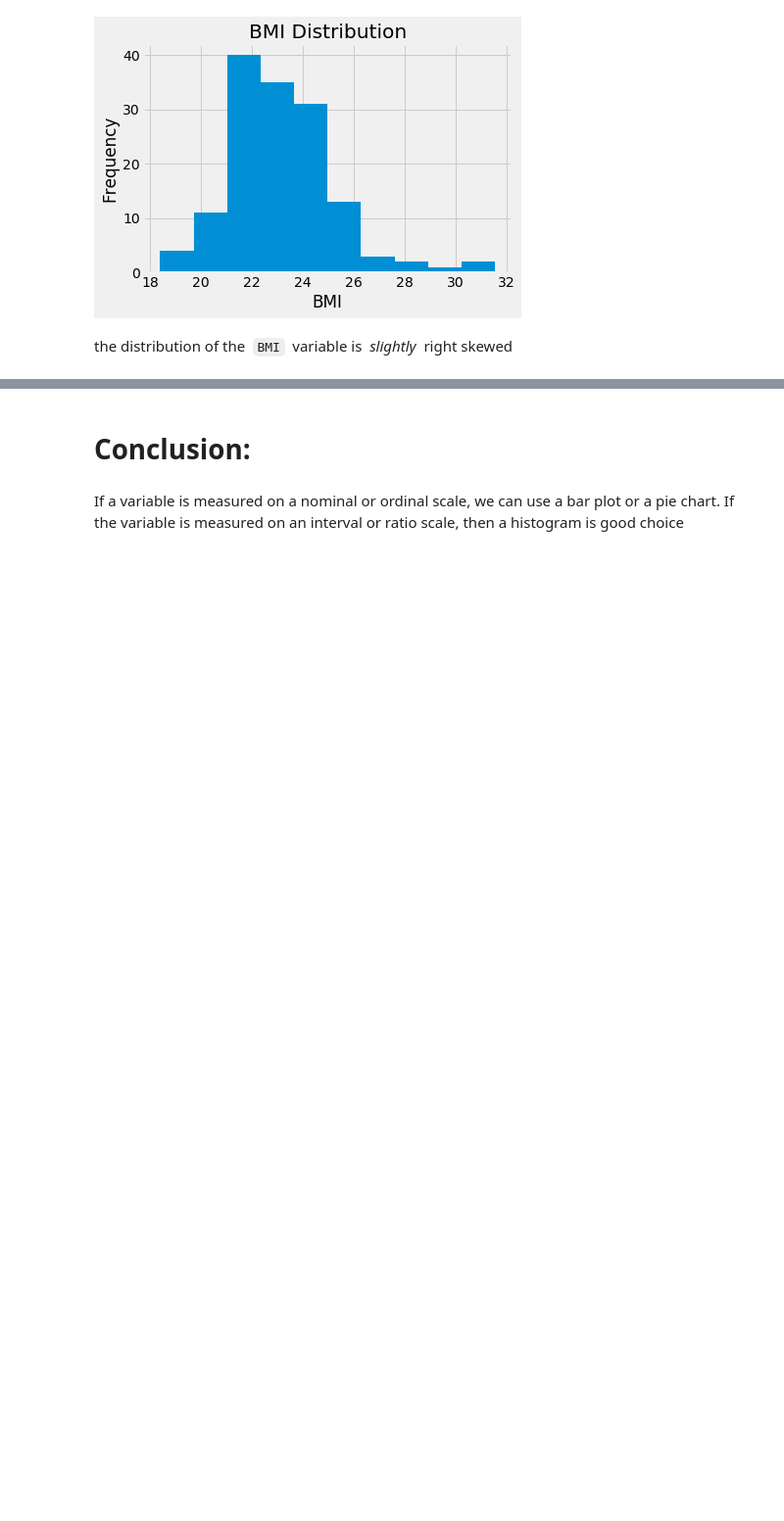
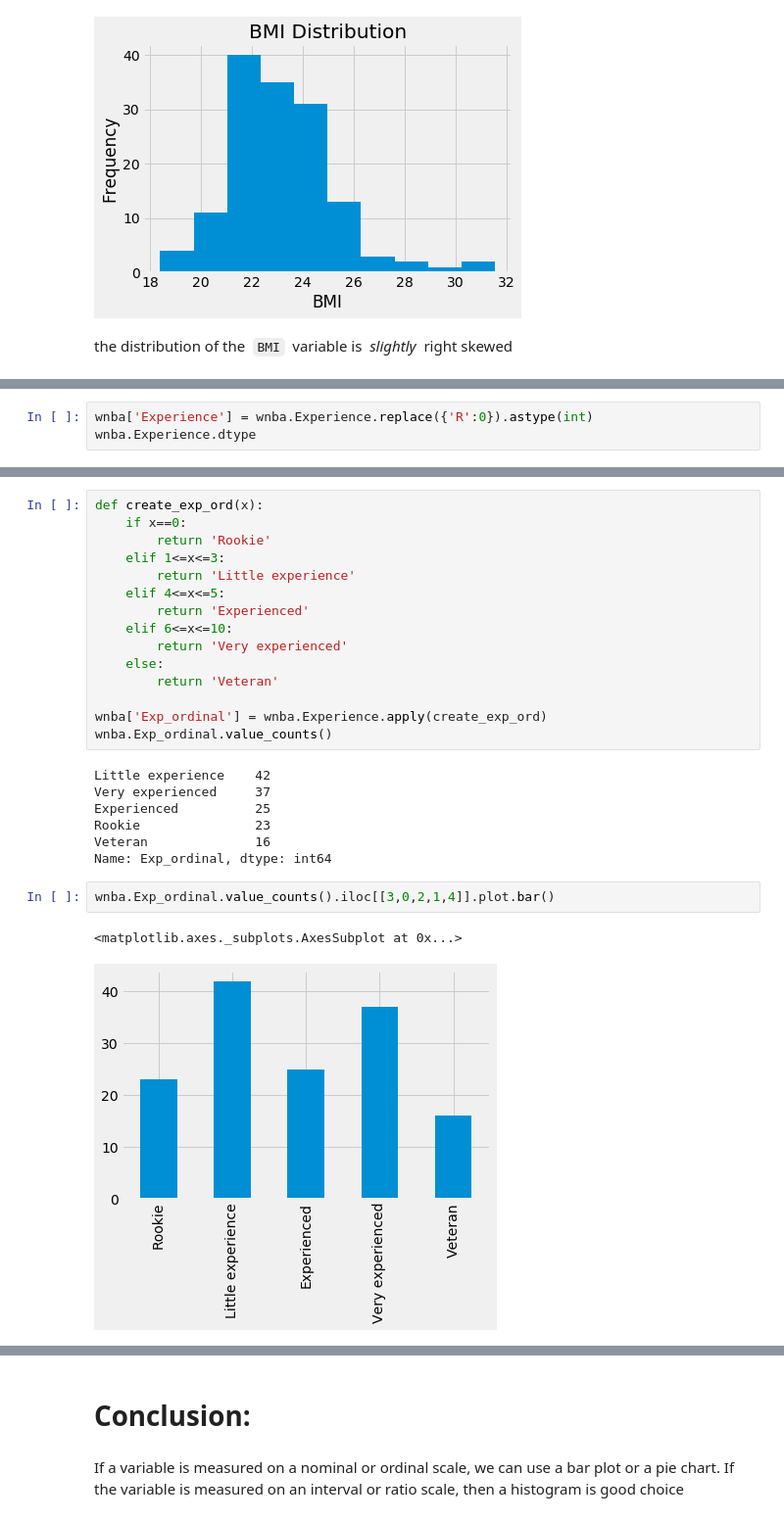
Before and after one commit to VictorOmondi1997/Statistics-Fundamentals, a Jupyter notebook: Frequency Distributions.ipynb, the cells around one changed output, grey strips where cells are left out. Shown at 98% size. Saved outputs shown, nothing was run; the diff lists cells and outputs as text; blank space fills up the shorter version.

```diff
--- a/Frequency Distributions.ipynb
+++ b/Frequency Distributions.ipynb
@@ -549,0 +605,3 @@ the distribution of the  `BMI`  variable is  *slightly*  right skewed
+# %%
+wnba['Experience'] = wnba.Experience.replace({'R':0}).astype(int)
+wnba.Experience.dtype
@@ -549,0 +640,27 @@ the distribution of the  `BMI`  variable is  *slightly*  right skewed
+# %%
+def create_exp_ord(x):
+    if x==0:
+        return 'Rookie'
+    elif 1<=x<=3:
+        return 'Little experience'
+    elif 4<=x<=5:
+        return 'Experienced'
+    elif 6<=x<=10:
+        return 'Very experienced'
+    else:
+        return 'Veteran'
+
+wnba['Exp_ordinal'] = wnba.Experience.apply(create_exp_ord)
+wnba.Exp_ordinal.value_counts()
+# %% [output]
+Little experience    42
+Very experienced     37
+Experienced          25
+Rookie               23
+Veteran              16
+Name: Exp_ordinal, dtype: int64
+# %%
+wnba.Exp_ordinal.value_counts().iloc[[3,0,2,1,4]].plot.bar()
+# %% [output]
+<matplotlib.axes._subplots.AxesSubplot at 0x...>
+[figure, added]
```
Also changed, not shown: parts of 33 cells of this notebook.
